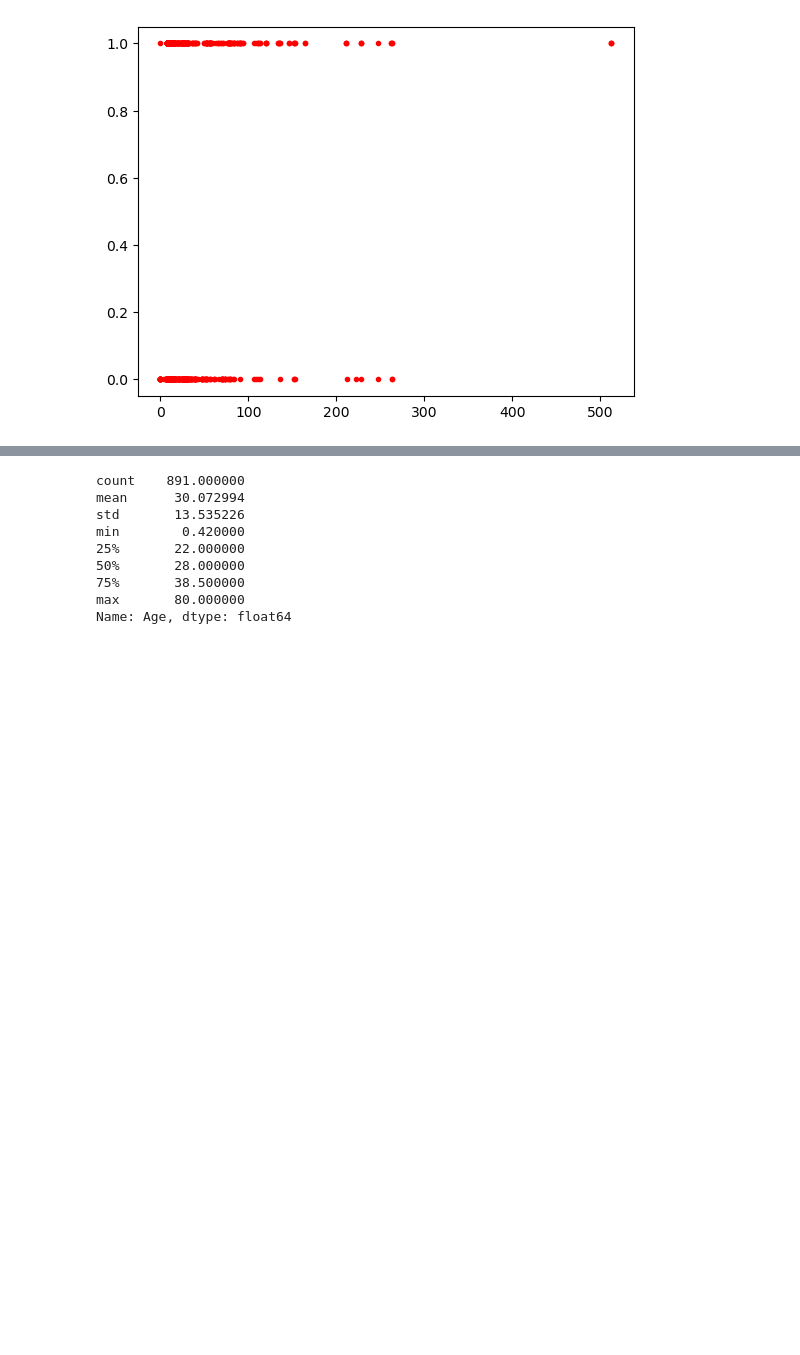
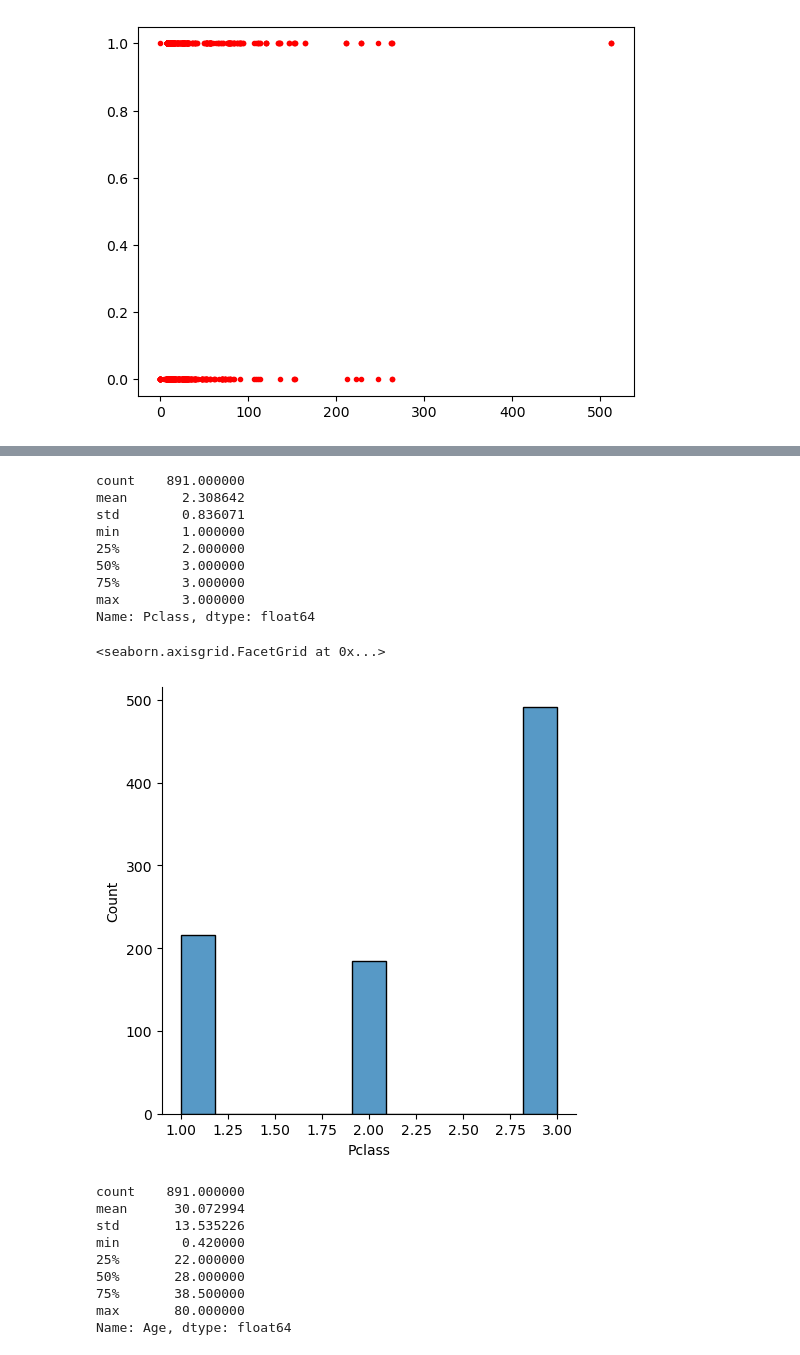
Before and after one commit to Muricanpitbull/Titanic-, a Jupyter notebook: titatic-av.ipynb, the cells around one changed output, grey strips where cells are left out. Saved outputs shown, nothing was run; the diff lists cells and outputs as text; code cells hidden in the pictures; blank space fills up the shorter version.

```diff
--- a/titatic-av.ipynb
+++ b/titatic-av.ipynb
@@ -597,6 +597,21 @@ def clean(data):
 # %%
 train_data = train
 test_data = test
+# %%
+print(train_data["Pclass"].describe())
+sns.displot(x='Pclass',data=train_data)
+# %% [output]
+count    891.000000
+mean       2.308642
+std        0.836071
+min        1.000000
+25%        2.000000
+50%        3.000000
+75%        3.000000
+max        3.000000
+Name: Pclass, dtype: float64
+<seaborn.axisgrid.FacetGrid at 0x...>
+[figure, added]
 # %%
 print(train_data["Age"].describe())
 sns.displot(x='Age',data=train_data)
```
Also changed, not shown: parts of 3 cells of this notebook.
